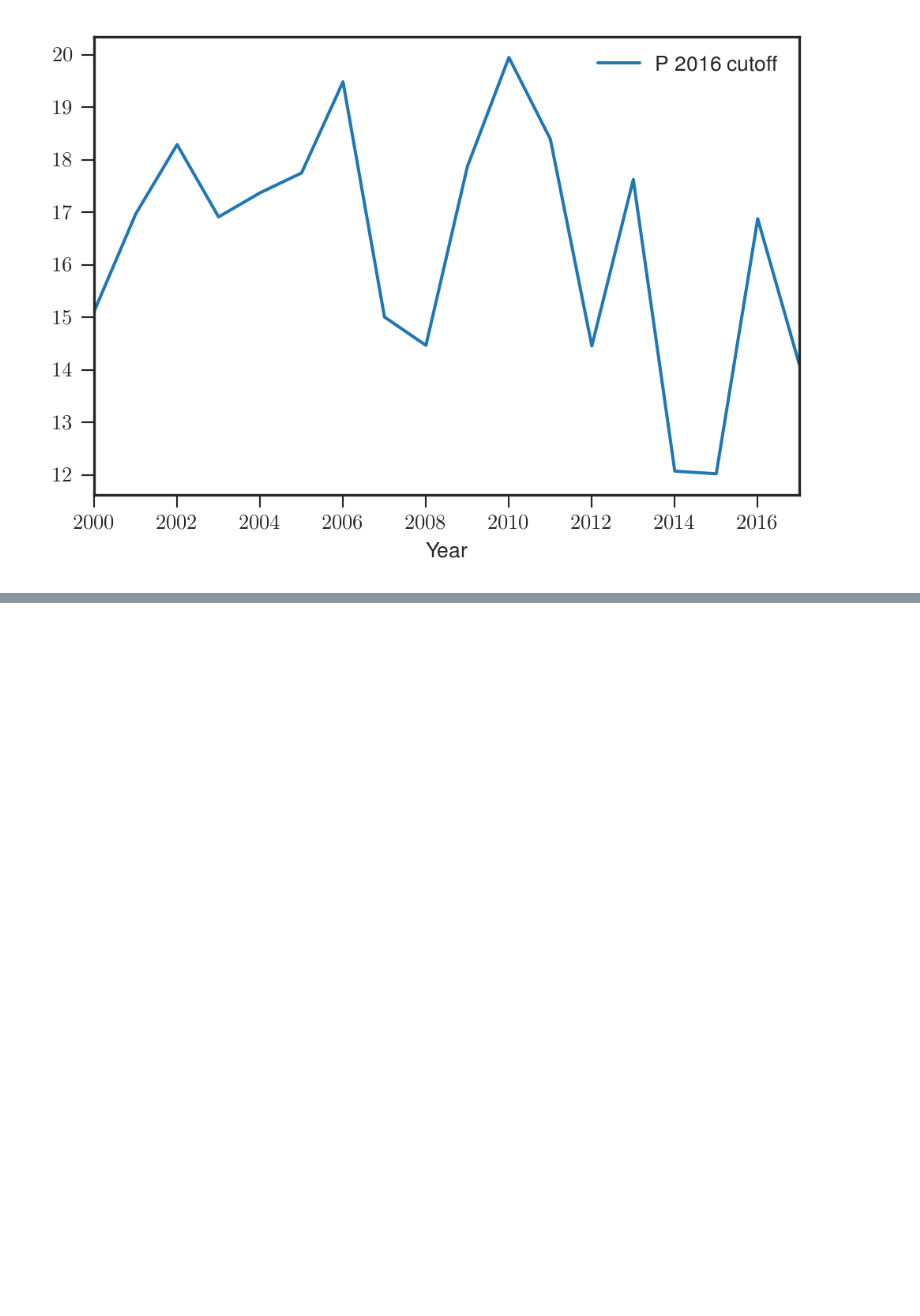
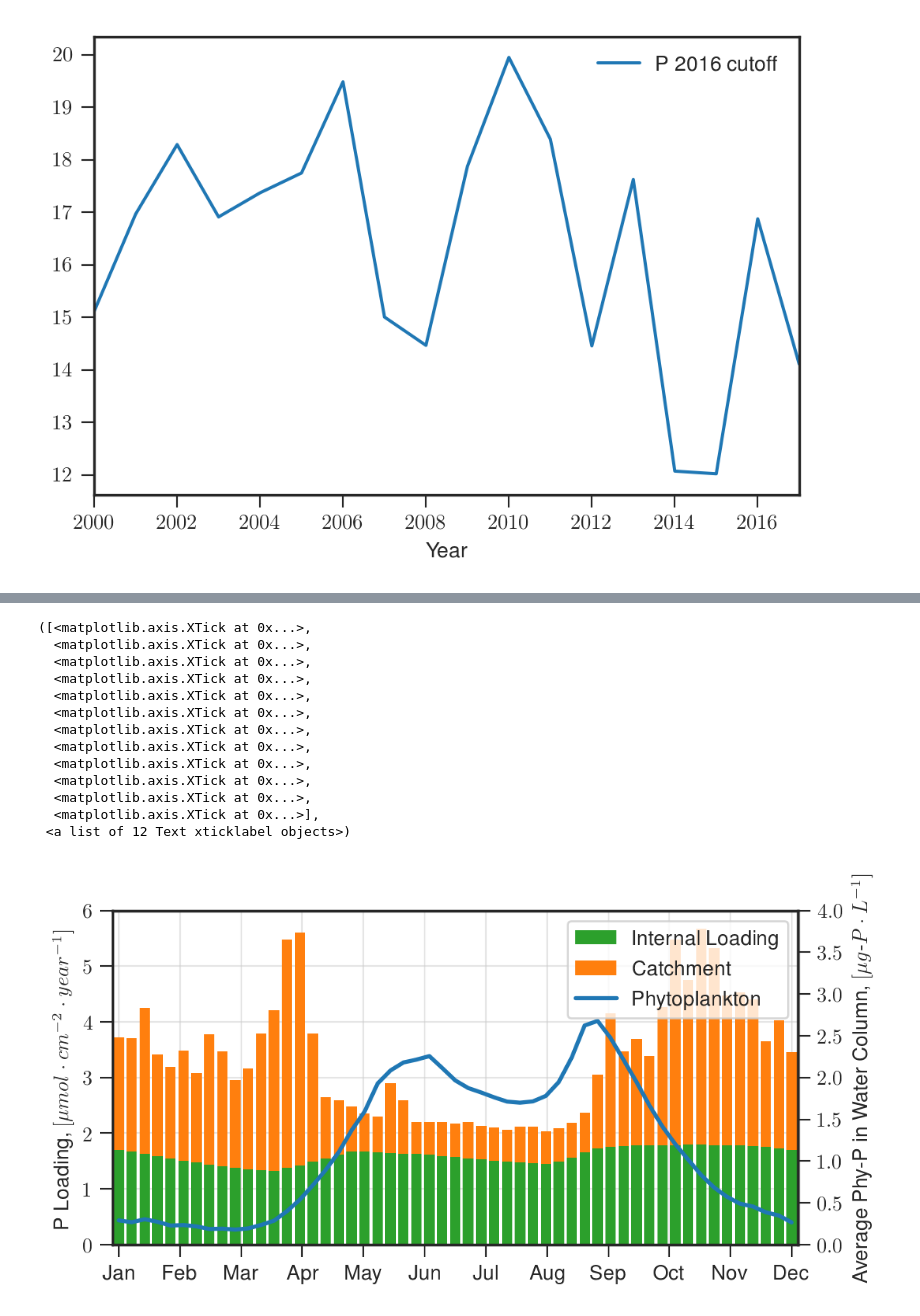
Before and after one commit to biogeochemistry/MyLake_v2_Vansjo, a Jupyter notebook: Postproc_code/P loads scenarios 17m sediments.ipynb, the cells around one changed output, grey strips where cells are left out. Saved outputs shown, nothing was run; the diff lists cells and outputs as text; code cells hidden in the pictures; blank space fills up the shorter version.

```diff
--- a/Postproc_code/P loads scenarios 17m sediments.ipynb
+++ b/Postproc_code/P loads scenarios 17m sediments.ipynb
@@ -71,6 +74,8 @@ P_gradual_increase_2015_cutoff_to_02000_2030 = h5py.File('/Volumes/Igor EcoHDD/S
 # P_gradual_increase_2015_cutoff_to_02000_2030 = h5py.File('/Volumes/Igor EcoHDD/Scenarios/192ts_P_gradual_increase_no_chl_2015_cutoff_to_0_2200_2000_2199.mat', 'r')
 P_gradual_increase_2015_cutoff_to_02000_2030_no_sed = h5py.File('/Volumes/Igor EcoHDD/Scenarios/192ts_P_gradual_increase_no_chl_2015_cutoff_to_0_2200no_sed_TRUE_17m_thermo_2000_2199.mat', 'r')
 # P_gradual_increase_2015_cutoff_to_02000_2030_no_sed = h5py.File('/Volumes/Igor EcoHDD/Scenarios/24_P_gradual_increas_no_chl_2015_cutoff_to_0_2200_no_sediment.mat', 'r')
+# %%
+hist20y = h5py.File('/Users/imarkelo/OneDrive - University of Waterloo/192ts_T_only_full_scen_base_historical_20y_17m_sediment_2015_2070.mat', 'r')
 # %%
 days = len(np.array(P_gradual_increase_2015_cutoff_to_02000_2030['MyLake_results']['basin1']['concentrations']['C'])[:,8])
 # %%
@@ -1240,14 +1326,20 @@ plt.xlim(0,15)
 # %%
+date = datetime(1985, 1, 1)
+days = len(np.array(hist20y['MyLake_results']['basin1']['concentrations']['C'])[:,8])
+ds = pd.date_range(date, date + timedelta(days-1), freq='D')
+
 Loadings = pd.DataFrame({'Date': ds})
 
-for res, n in zip(scenarios ,names_scen):
-    inflow_q = np.array(res['MyLake_results']['basin1']['Inflw'][0, :])
-    inflow_TP = np.array(res['MyLake_results']['basin1']['Inflw'][4, :])
-    area = 2.38e+7
+res=hist20y
 
-    Loadings['TP inflow'] = inflow_q * inflow_TP / 31 * 1000 / area * 365 / 1e4
-    Loadings['P fx'] = np.array(res['Sediment_results']['basin1']['sediment_transport_fluxes']['PO4']) + np.array(res['Sediment_results']['basin1']['Bioirrigation_fx_zt']['PO4'])
-    Loadings['Phy'] = np.mean(np.array(res['MyLake_results']['basin1']['concentrations']['C'])[:,:],axis=1) + np.mean(np.array(res['MyLake_results']['basin1']['concentrations']['Chl'])[:,:], axis=1)
+# for res, n in zip(scenarios ,names_scen):
+inflow_q = np.array(res['MyLake_results']['basin1']['Inflw'][0, :])
+inflow_TP = np.array(res['MyLake_results']['basin1']['Inflw'][4, :])
+area = 2.38e+7
+
+Loadings['TP inflow'] = inflow_q * inflow_TP / 31 * 1000 / area * 365 / 1e4
+Loadings['P fx'] = np.array(res['Sediment_results']['basin1']['sediment_transport_fluxes']['PO4']) + np.array(res['Sediment_results']['basin1']['Bioirrigation_fx_zt']['PO4'])
+Loadings['Phy'] = np.mean(np.array(res['MyLake_results']['basin1']['concentrations']['C'])[:,:],axis=1) + np.mean(np.array(res['MyLake_results']['basin1']['concentrations']['Chl'])[:,:], axis=1)
 
 Loadings['Year'] = Loadings.Date.dt.year
 Loadings['Month'] = Loadings.Date.dt.month
@@ -1255,22 +1347,37 @@ Loadings['Day'] = Loadings.Date.dt.day
 Loadings['DOY'] = Loadings.Date.dt.dayofyear
 Loadings['WOY'] = Loadings.Date.dt.weekofyear
 # %%
-mean_loading = Loadings[:20*365].groupby('WOY').mean()[['TP inflow', 'P fx', 'Phy']]
+mean_loading = Loadings.groupby('WOY').mean()[['TP inflow', 'P fx', 'Phy']]
 # %%
 # mean_loading.plot()
 fig = plt.figure(figsize=(6,3), dpi=190)
+p1 = plt.bar(mean_loading.index.values, mean_loading['TP inflow'].values, label='From Catchment',bottom=mean_loading['P fx'].values, color=sns.color_palette()[1],align='center')
 p0 = plt.bar(mean_loading.index.values, mean_loading['P fx'].values, label='Internal Loading', color=sns.color_palette()[2], align='center')
-p1 = plt.bar(mean_loading.index.values, mean_loading['TP inflow'].values, label='From Catchment',bottom=mean_loading['P fx'].values, color=sns.color_palette()[1],align='center')
 # plt.ylim(0,None)
 plt.xlim(0.5,53.5)
 plt.ylim(0,6)
 plt.ylabel('P Loading, $[\mu mol\cdot cm^{-2}\cdot year^{-1}]$')
 plt.grid(alpha=0.5)
 ax2 = plt.gca().twinx()
 a2, = ax2.plot(mean_loading.index.values, mean_loading.Phy.values, label='Phytoplankton', lw=2)
-ax2.set_ylim(0,3)
-ax2.set_ylabel('Average Phy-P in Water Column, $[mg$-$P\cdot L^{-1}]$')
+ax2.set_ylim(0,4)
+ax2.set_ylabel('Average Phy-P in Water Column, $[\mu g$-$P\cdot L^{-1}]$')
 plt.legend([p0,p1,a2], ['Internal Loading', 'Catchment', 'Phytoplankton'], frameon=1)
 plt.xticks(np.linspace(1,53,12),[m[:3] for m in ['January', 'February', 'March', 'April', 'May', 'June', 'July', 'August', 'September', 'October', 'November', 'December']])
 
 # savefig('cc/P/loading_bars')
+# %% [output]
+([<matplotlib.axis.XTick at 0x...>,
+  <matplotlib.axis.XTick at 0x...>,
+  <matplotlib.axis.XTick at 0x...>,
+  <matplotlib.axis.XTick at 0x...>,
+  <matplotlib.axis.XTick at 0x...>,
+  <matplotlib.axis.XTick at 0x...>,
+  <matplotlib.axis.XTick at 0x...>,
+  <matplotlib.axis.XTick at 0x...>,
+  <matplotlib.axis.XTick at 0x...>,
+  <matplotlib.axis.XTick at 0x...>,
+  <matplotlib.axis.XTick at 0x...>,
+  <matplotlib.axis.XTick at 0x...>],
+ <a list of 12 Text xticklabel objects>)
+[figure, added]
```
Also changed, not shown: parts of 32 cells of this notebook, 9 other files.
